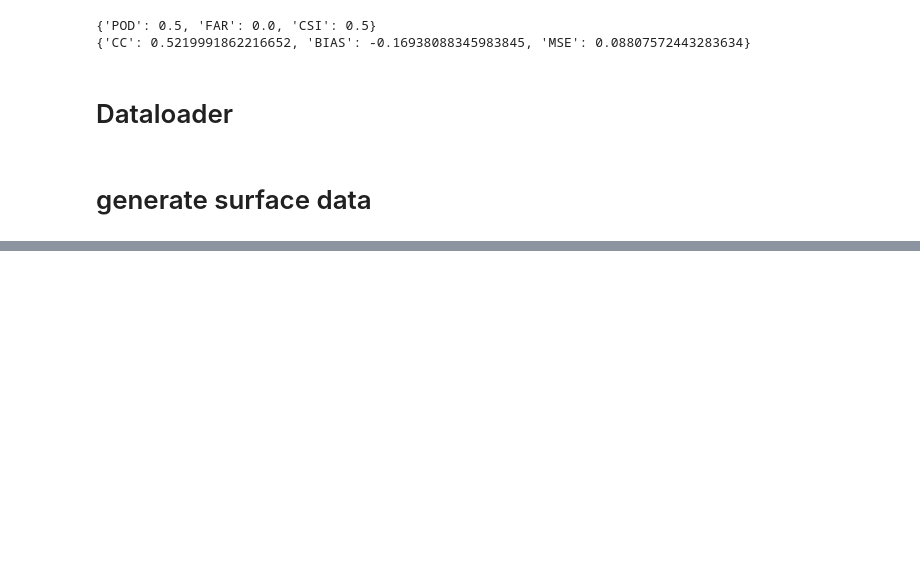
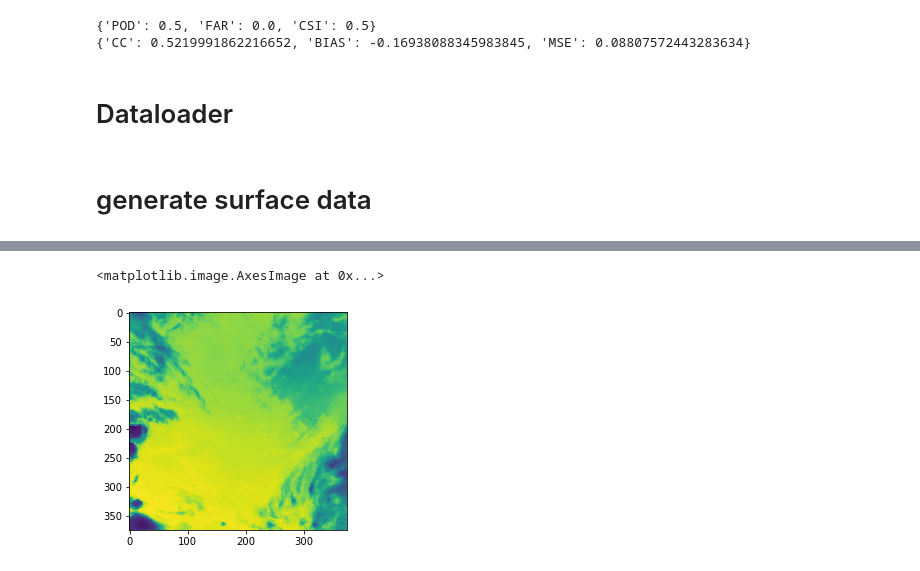
Before and after one commit to gaozhangyang/Precipitation_Estimation, a Jupyter notebook: test.ipynb, the cells around one changed output, grey strips where cells are left out. Drawn from its saved outputs; the diff is of its cells as text; code cells hidden in the pictures; blank space fills up the shorter version.

```diff
--- a/test.ipynb
+++ b/test.ipynb
@@ -154,0 +159,5 @@ plt.show()
+# %%
+plt.imshow(X[1].detach().cpu().numpy())
+# %% [output]
+<matplotlib.image.AxesImage at 0x...>
+[figure, added]
```
Also changed, not shown: parts of 10 cells of this notebook, 2 other files.
